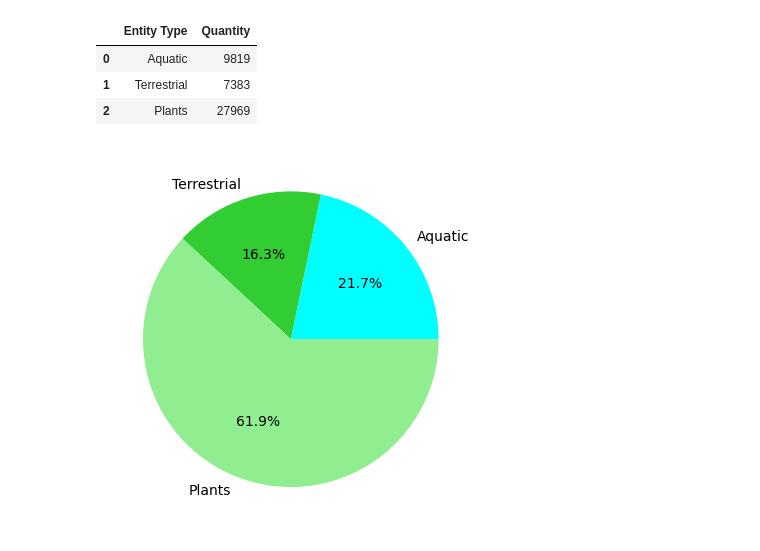
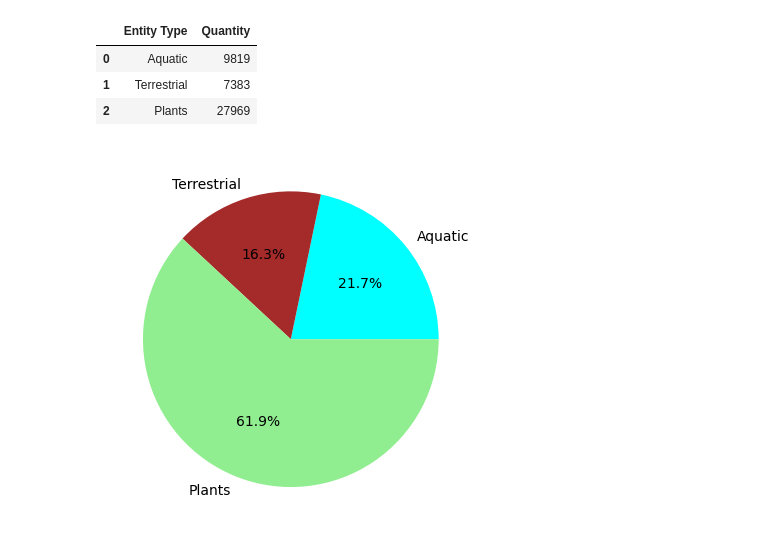
Before and after one commit to ashahi697/WildLifeConservation, a Jupyter notebook: FinalProject.ipynb, the cells around one changed output. Cells and saved outputs as stored; diff of their text form; code cells hidden in the pictures.

```diff
--- a/FinalProject.ipynb
+++ b/FinalProject.ipynb
@@ -145,11 +202,12 @@ import matplotlib.pyplot as plt
 # %%
-#Made a summary_df pie chart from matplot with the quantities converted to percentages. Also, customized the colors in the pie chart.
+# Made a summary_df pie chart from matplot with the quantities converted to percentages. Also, customized the colors in the pie chart.
+# Turned the quantities in to percentage outputs
 label_counts = summary_df['Quantity']
 plt.pie(label_counts,
         labels = summary_df['Entity Type'],
         autopct = '%1.1f%%',
-        colors = ['aqua','limegreen','lightgreen'],
+        colors = ['aqua','brown','lightgreen'],
        )
 plt.show()
 # %% [output]
-[figure, old version]
+[figure, new version]
```
Also changed, not shown: parts of 17 cells of this notebook.
